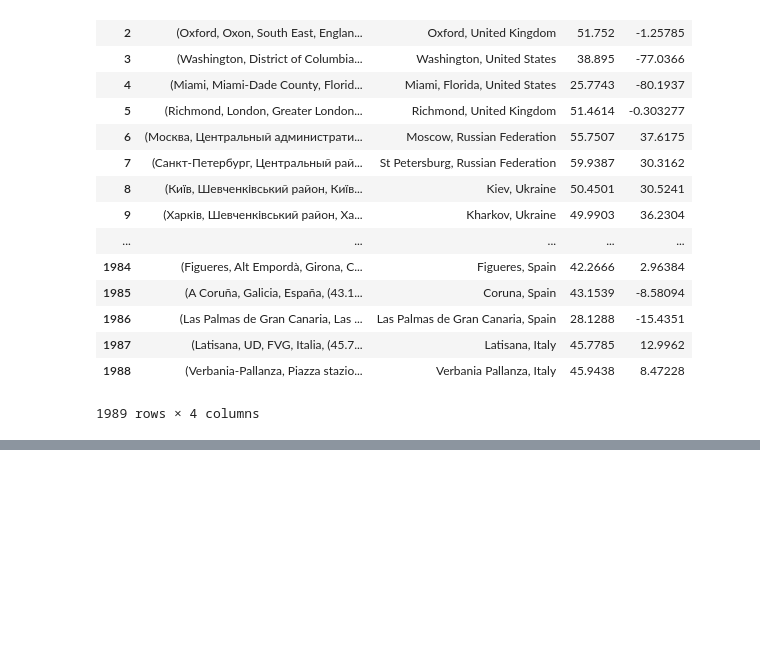
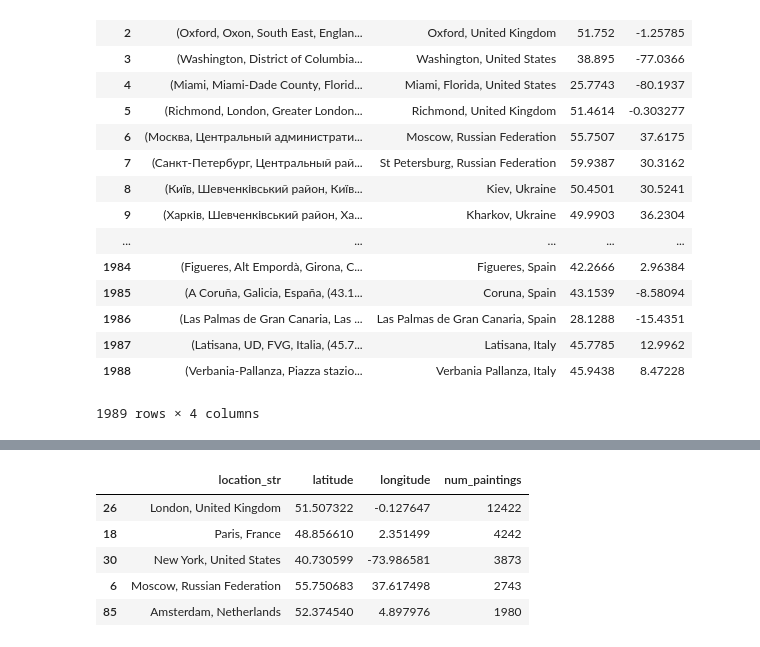
Before and after one commit to Tingting-Chang/painting-classifier, a Jupyter notebook: map.ipynb, the cells around one changed output, grey strips where cells are left out. Cells and saved outputs as stored; diff of their text form; code cells hidden in the pictures; blank space fills up the shorter version.

```diff
--- a/map.ipynb
+++ b/map.ipynb
@@ -179,0 +285,9 @@ locations_df.drop('geolocation', axis = 1).to_csv('data/geolocation_map.csv', in
+# %%
+locations_df.head()
+# %% [output]
+|  | location_str | latitude | longitude | num_paintings |
+| 26 | London, United Kingdom | 51.507322 | -0.127647 | 12422 |
+| 18 | Paris, France | 48.856610 | 2.351499 | 4242 |
+| 30 | New York, United States | 40.730599 | -73.986581 | 3873 |
+| 6 | Moscow, Russian Federation | 55.750683 | 37.617498 | 2743 |
+| 85 | Amsterdam, Netherlands | 52.374540 | 4.897976 | 1980 |
```
Also changed, not shown: parts of 16 cells of this notebook, 5 other files.
